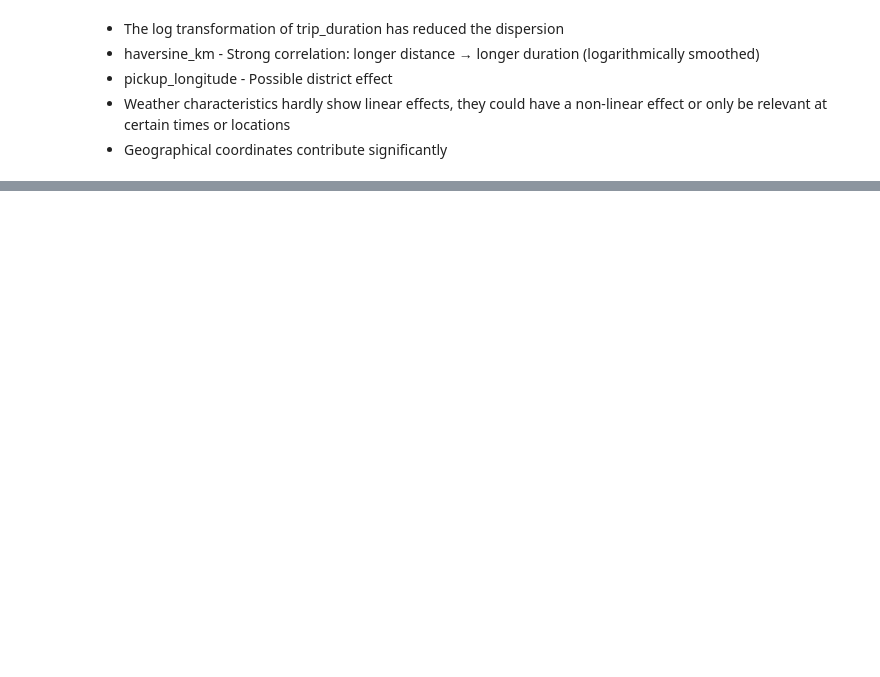
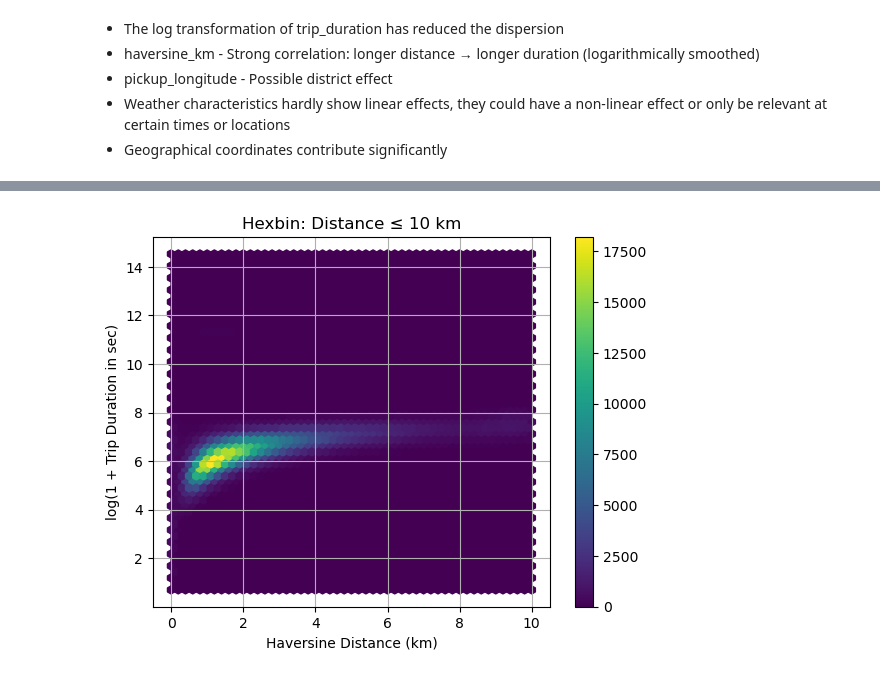
Before and after one commit to Wendo99/NYC-Taxi-Trip-Duration, a Jupyter notebook: modelling.ipynb, the cells around one changed output, grey strips where cells are left out. Cells and saved outputs as stored; diff of their text form; code cells hidden in the pictures; blank space fills up the shorter version.

```diff
--- a/modelling.ipynb
+++ b/modelling.ipynb
@@ -65,0 +88,12 @@ Name: trip_duration_log, dtype: float64
+# %%
+filtered.plot.hexbin(
+    x="haversine_km", y="trip_duration_log",
+    gridsize=50, cmap='viridis'
+)
+plt.xlabel("Haversine Distance (km)")
+plt.ylabel("log(1 + Trip Duration in sec)")
+plt.title("Hexbin: Distance ≤ 10 km")
+plt.grid(True)
+plt.show()
+# %% [output]
+[figure, added]
```
Also changed, not shown: parts of 5 cells of this notebook.
